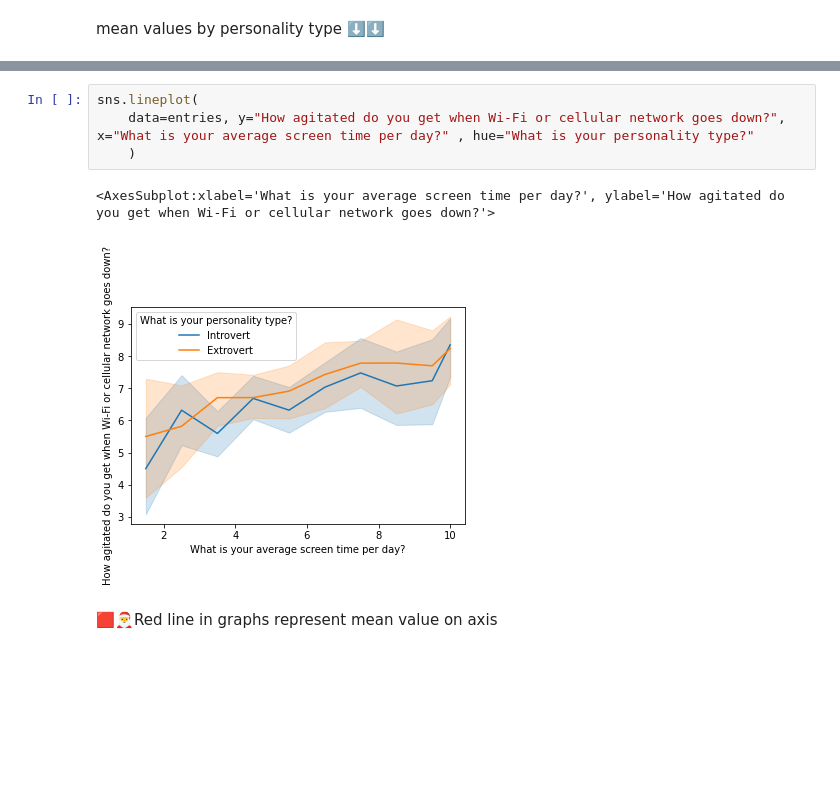
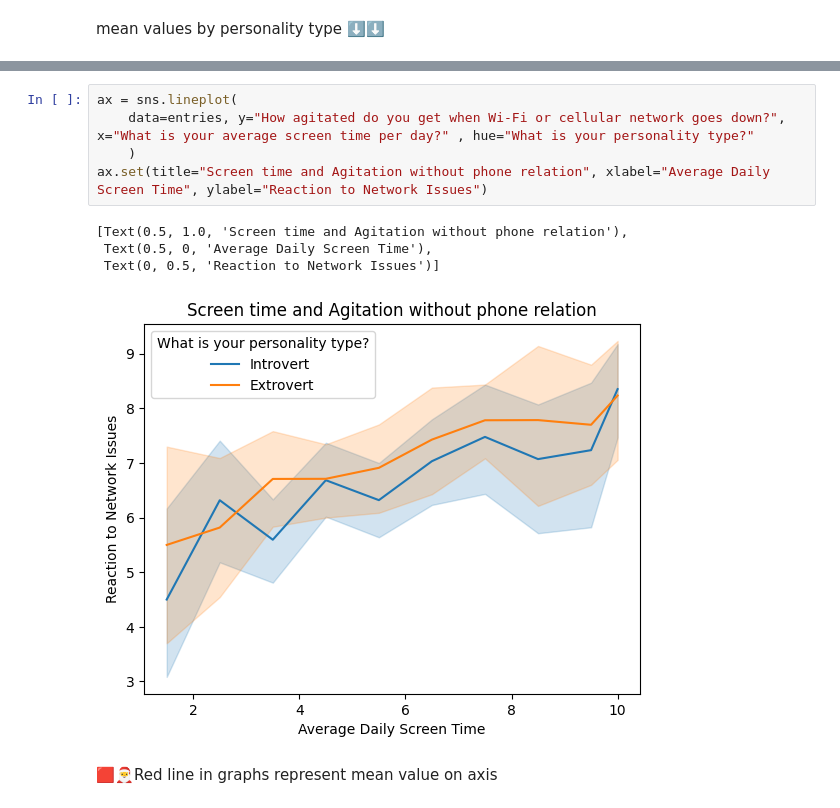
Before and after one commit to nash268/nomophobia_dataAnalysis_report, a Jupyter notebook: Nomophobia2_0.ipynb, the cells around one changed output, grey strips where cells are left out. Cells and saved outputs as stored; diff of their text form; blank space fills up the shorter version.

```diff
--- a/Nomophobia2_0.ipynb
+++ b/Nomophobia2_0.ipynb
@@ -411,10 +439,13 @@ sns.lineplot(
 # %%
-sns.lineplot(
+ax = sns.lineplot(
     data=entries, y="How agitated do you get when Wi-Fi or cellular network goes down?", x="What is your average screen time per day?" , hue="What is your personality type?"
     )
+ax.set(title="Screen time and Agitation without phone relation", xlabel="Average Daily Screen Time", ylabel="Reaction to Network Issues")
 # %% [output]
-<AxesSubplot:xlabel='What is your average screen time per day?', ylabel='How agitated do you get when Wi-Fi or cellular network goes down?'>
+[Text(0.5, 1.0, 'Screen time and Agitation without phone relation'),
+ Text(0.5, 0, 'Average Daily Screen Time'),
+ Text(0, 0.5, 'Reaction to Network Issues')]
-[figure, old version]
+[figure, new version]
 # %% [markdown]
 🟥🎅Red line in graphs represent mean value on axis
 # %%
```
Also changed, not shown: parts of 9 cells of this notebook.
